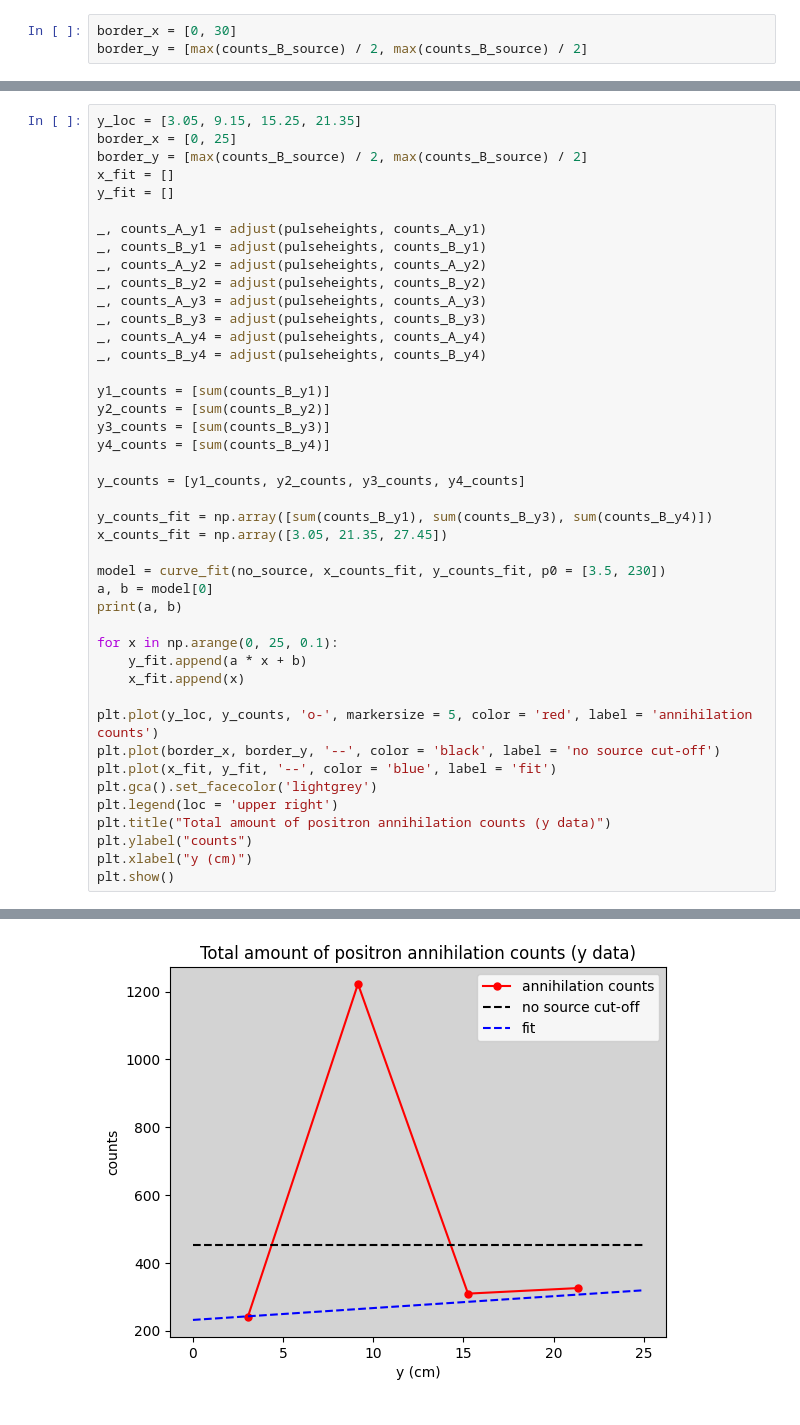
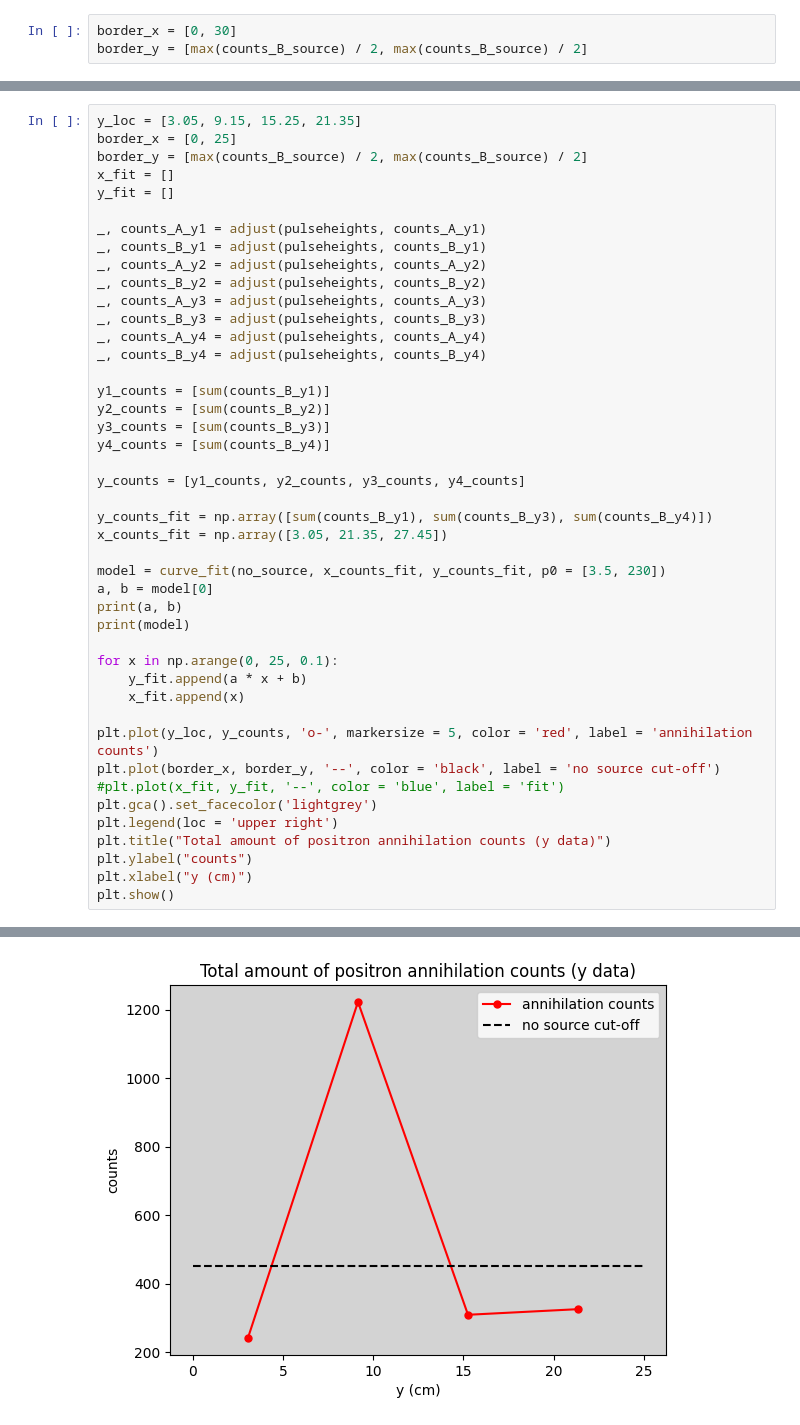
Before and after one commit to jrc-rodriguez/particle_physics, a Jupyter notebook: graphs_data.ipynb, the cells around one changed output, grey strips where cells are left out. Drawn from its saved outputs; the diff is of its cells as text.

```diff
--- a/graphs_data.ipynb
+++ b/graphs_data.ipynb
@@ -351,6 +354,7 @@ x_counts_fit = np.array([3.05, 21.35, 27.45])
 model = curve_fit(no_source, x_counts_fit, y_counts_fit, p0 = [3.5, 230])
 a, b = model[0]
 print(a, b)
+print(model)
 
 for x in np.arange(0, 25, 0.1):
     y_fit.append(a * x + b)
@@ -358,7 +362,7 @@ for x in np.arange(0, 25, 0.1):
 
 plt.plot(y_loc, y_counts, 'o-', markersize = 5, color = 'red', label = 'annihilation counts')
 plt.plot(border_x, border_y, '--', color = 'black', label = 'no source cut-off')
-plt.plot(x_fit, y_fit, '--', color = 'blue', label = 'fit')
+#plt.plot(x_fit, y_fit, '--', color = 'blue', label = 'fit')
 plt.gca().set_facecolor('lightgrey')
 plt.legend(loc = 'upper right')
 plt.title("Total amount of positron annihilation counts (y data)")
@@ -370 +376 @@ plt.show()
-[figure, old version]
+[figure, new version]
```
Also changed, not shown: parts of 2 cells of this notebook, 1 other file.
